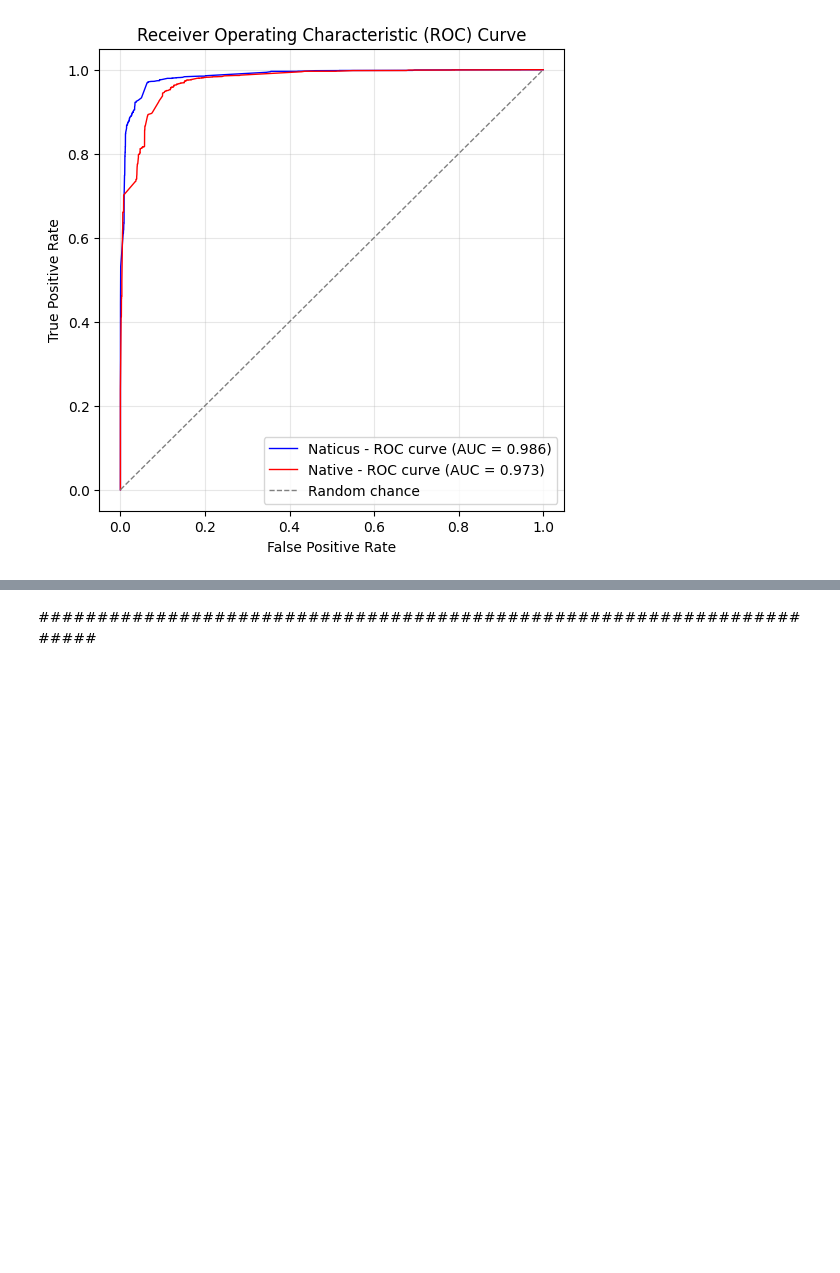
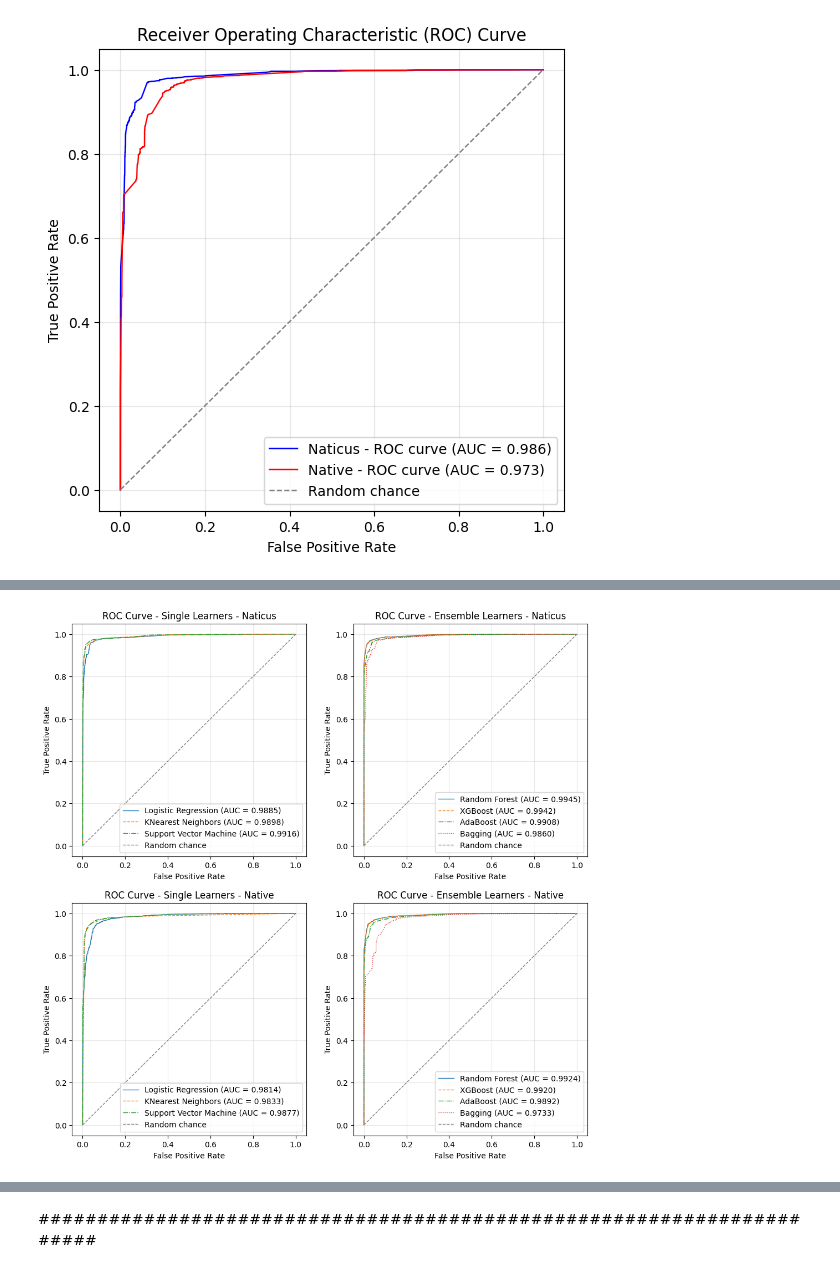
Before and after one commit to AugustinGrunewald/-NATICUSdroid, a Jupyter notebook: main.ipynb, the cells around one changed output, grey strips where cells are left out. Cells and saved outputs as stored; diff of their text form; code cells hidden in the pictures; blank space fills up the shorter version.

```diff
--- a/main.ipynb
+++ b/main.ipynb
@@ -737,15 +715,6 @@ axes.legend();
 ### Ensemble Learners - Random Forest
 # %%
 from sklearn.ensemble import RandomForestClassifier
-#from sklearn.model_selection import GridSearchCV
-#from sklearn.metrics import accuracy_score, f1_score, roc_auc_score
-
-# Metrics used for the scoring
-scoring_metrics = {
-    'Accuracy': 'accuracy',
-    'F1_Score': 'f1',
-    'ROC_AUC': 'roc_auc'
-}
 
 # Hyperparameters grid
 param_grid = {
@@ -756,7 +725,7 @@ param_grid = {
 
 # KFold & search for best hyperparameters
 grid_rf_naticus = GridSearchCV(
-    estimator=RandomForestClassifier(random_state=42),                                      # Base model
+    estimator=RandomForestClassifier(random_state=42),      # Base model
     param_grid=param_grid,                                  # Search hyperparameters space
     scoring=scoring_metrics,                                # Used metrics
     refit='ROC_AUC',                                        # Best model is chosen using 'ROC_AUC'
@@ -765,7 +734,7 @@ grid_rf_naticus = GridSearchCV(
 )
 
 grid_rf_native = GridSearchCV(
-    estimator=RandomForestClassifier(random_state=42),                                      # Base model
+    estimator=RandomForestClassifier(random_state=42),      # Base model
     param_grid=param_grid,                                  # Search hyperparameters space
     scoring=scoring_metrics,                                # Used metrics
     refit='ROC_AUC',                                        # Best model is chosen using 'ROC_AUC'
@@ -1036,7 +1003,7 @@ param_grid = {
 
 # KFold & search for best hyperparameters
 grid_ada_naticus = GridSearchCV(
-    estimator=AdaBoostClassifier(random_state=42),          # Base model
+    estimator=AdaBoostClassifier(random_state=42, algorithm="SAMME"),          # Base model
     param_grid=param_grid,                                  # Search hyperparameters space
     scoring=scoring_metrics,                                # Same metrics as before
     refit='ROC_AUC',                                        # Best model is chosen using 'ROC_AUC'
@@ -1045,7 +1012,7 @@ grid_ada_naticus = GridSearchCV(
 )
 
 grid_ada_native = GridSearchCV(
-    estimator=AdaBoostClassifier(random_state=42),          # Base model
+    estimator=AdaBoostClassifier(random_state=42, algorithm="SAMME"),          # Base model
     param_grid=param_grid,                                  # Search hyperparameters space
     scoring=scoring_metrics,                                # Same metrics as before
     refit='ROC_AUC',                                        # Best model is chosen using 'ROC_AUC'
@@ -1296,0 +1268,51 @@ axes.legend();
+# %%
+fig, axes = plt.subplots(2,2, figsize=(12,12))
+axes = axes.flatten()
+
+# First plot - Single Learners on Naticus
+axes[0].plot(fpr_naticus_lr, tpr_naticus_lr, color='#1f77b4', lw=1, linestyle='-', label=f'Logistic Regression (AUC = {roc_auc_naticus_lr:.4f})')
+axes[0].plot(fpr_naticus_knn, tpr_naticus_knn, color='#ff7f0e', lw=1, linestyle='--', label=f'KNearest Neighbors (AUC = {roc_auc_naticus_knn:.4f})')
+axes[0].plot(fpr_naticus_svm, tpr_naticus_svm, color='#2ca02c', lw=1, linestyle='-.', label=f'Support Vector Machine (AUC = {roc_auc_naticus_svm:.4f})')
+axes[0].plot([0, 1], [0, 1], color='gray', lw=1, linestyle='--', label='Random chance')
+axes[0].set_title("ROC Curve - Single Learners - Naticus")
+axes[0].set_xlabel("False Positive Rate")
+axes[0].set_ylabel("True Positive Rate")
+axes[0].grid(alpha=0.3)
+axes[0].legend()
+
+# Second plot - Ensemble Learners on Naticus
+axes[1].plot(fpr_naticus_rf, tpr_naticus_rf, color='#1f77b4', lw=1, linestyle='-', label=f'Random Forest (AUC = {roc_auc_naticus_rf:.4f})')
+axes[1].plot(fpr_naticus_xgb, tpr_naticus_xgb, color='#ff7f0e', lw=1, linestyle='--', label=f'XGBoost (AUC = {roc_auc_naticus_xgb:.4f})')
+axes[1].plot(fpr_naticus_ada, tpr_naticus_ada, color='#2ca02c', lw=1, linestyle='-.', label=f'AdaBoost (AUC = {roc_auc_naticus_ada:.4f})')
+axes[1].plot(fpr_naticus_bag, tpr_naticus_bag, color='#d62728', lw=1, linestyle=':', label=f'Bagging (AUC = {roc_auc_naticus_bag:.4f})')
+axes[1].plot([0, 1], [0, 1], color='gray', lw=1, linestyle='--', label='Random chance')
+axes[1].set_title("ROC Curve - Ensemble Learners - Naticus")
+axes[1].set_xlabel("False Positive Rate")
+axes[1].set_ylabel("True Positive Rate")
+axes[1].grid(alpha=0.3)
+axes[1].legend()
+
+# Third plot - Single Learners on Native
+axes[2].plot(fpr_native_lr, tpr_native_lr, color='#1f77b4', lw=1, linestyle='-', label=f'Logistic Regression (AUC = {roc_auc_native_lr:.4f})')
+axes[2].plot(fpr_native_knn, tpr_native_knn, color='#ff7f0e', lw=1, linestyle='--', label=f'KNearest Neighbors (AUC = {roc_auc_native_knn:.4f})')
+axes[2].plot(fpr_native_svm, tpr_native_svm, color='#2ca02c', lw=1, linestyle='-.', label=f'Support Vector Machine (AUC = {roc_auc_native_svm:.4f})')
+axes[2].plot([0, 1], [0, 1], color='gray', lw=1, linestyle='--', label='Random chance')
+axes[2].set_title("ROC Curve - Single Learners - Native")
+axes[2].set_xlabel("False Positive Rate")
+axes[2].set_ylabel("True Positive Rate")
+axes[2].grid(alpha=0.3)
+axes[2].legend()
+
+# Fourth plot - Ensemble Learners on Native
+axes[3].plot(fpr_native_rf, tpr_native_rf, color='#1f77b4', lw=1, linestyle='-', label=f'Random Forest (AUC = {roc_auc_native_rf:.4f})')
+axes[3].plot(fpr_native_xgb, tpr_native_xgb, color='#ff7f0e', lw=1, linestyle='--', label=f'XGBoost (AUC = {roc_auc_native_xgb:.4f})')
+axes[3].plot(fpr_native_ada, tpr_native_ada, color='#2ca02c', lw=1, linestyle='-.', label=f'AdaBoost (AUC = {roc_auc_native_ada:.4f})')
+axes[3].plot(fpr_native_bag, tpr_native_bag, color='#d62728', lw=1, linestyle=':', label=f'Bagging (AUC = {roc_auc_native_bag:.4f})')
+axes[3].plot([0, 1], [0, 1], color='gray', lw=1, linestyle='--', label='Random chance')
+axes[3].set_title("ROC Curve - Ensemble Learners - Native")
+axes[3].set_xlabel("False Positive Rate")
+axes[3].set_ylabel("True Positive Rate")
+axes[3].grid(alpha=0.3)
+axes[3].legend();
+# %% [output]
+[figure, added]
```
Also changed, not shown: parts of 19 cells of this notebook.
